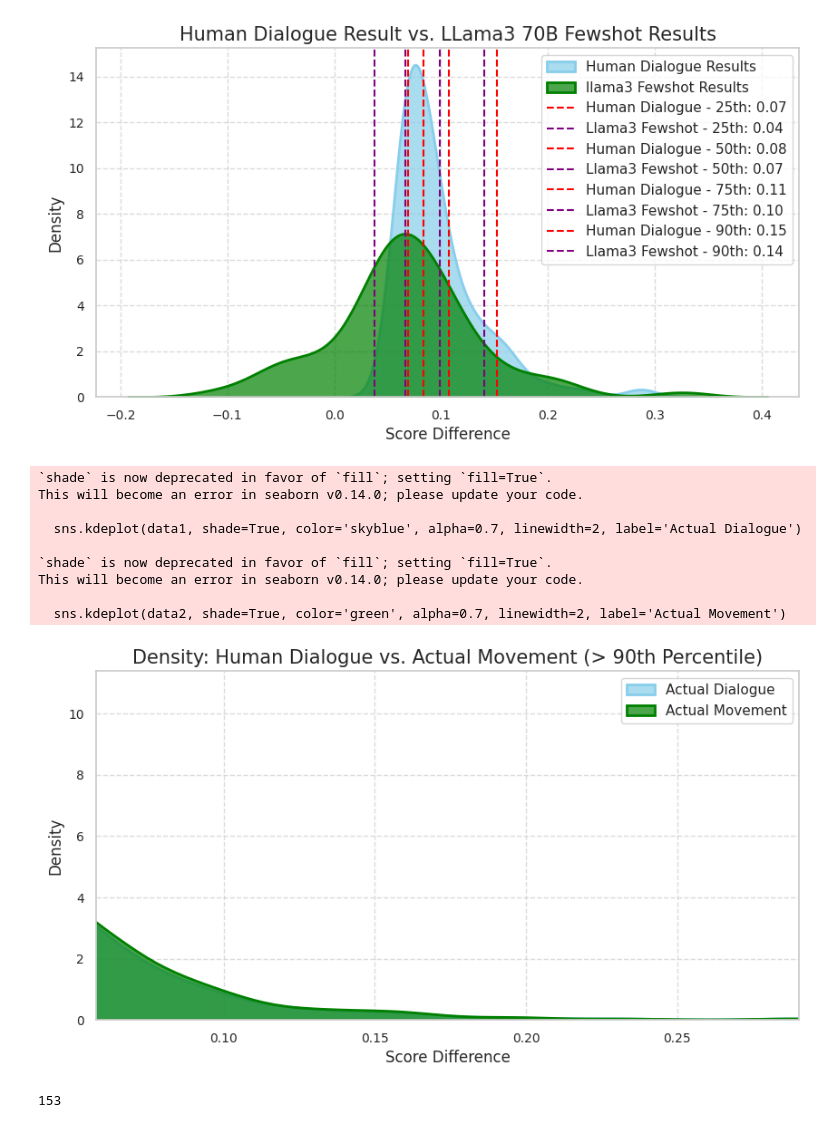
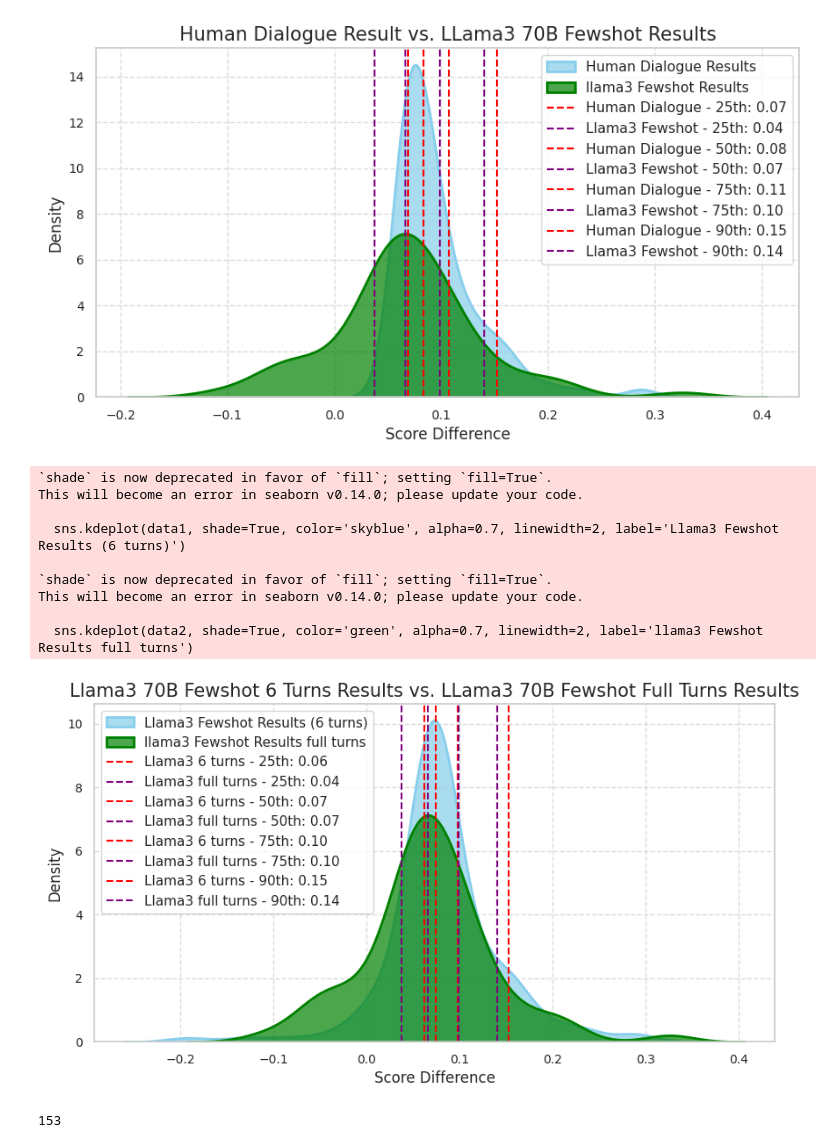
Before and after one commit to andyjliu/sotopia-diplomacy, a Jupyter notebook: src/data/intent_value/taskeval_v3/taskeval_sampling.ipynb, the cells around one changed output. Saved outputs shown, nothing was run; the diff lists cells and outputs as text; code cells hidden in the pictures.

```diff
--- a/src/data/intent_value/taskeval_v3/taskeval_sampling.ipynb
+++ b/src/data/intent_value/taskeval_v3/taskeval_sampling.ipynb
@@ -50,5 +62,10 @@ def get_score_dict_from_dialogue(dialogue):
 # %%
 human_few_shot_score_dict = get_score_dict_from_dialogue(human_few_shot)
 actual_few_shot_score_dict = get_score_dict_from_dialogue(actual_few_shot)
-llama_few_shot_score_dict = get_score_dict_from_dialogue(llama_few_shot)
+llama_few_shot_score_dict = get_score_dict_from_dialogue(llama_few_shot_whole)
+llama_few_shot_turns_6_score_dict = get_score_dict_from_dialogue(llama_few_shot_turns_6)
+llama_few_shot_turns_8_score_dict = get_score_dict_from_dialogue(llama_few_shot_turns_8)
+llama_few_shot_turns_10_score_dict = get_score_dict_from_dialogue(llama_few_shot_turns_10)
+llama_few_shot_turns_12_score_dict = get_score_dict_from_dialogue(llama_few_shot_turns_12)
+
 # actual_dialogue_score_dict[0]
@@ -176,44 +236,47 @@ This will become an error in seaborn v0.14.0; please update your code.
 # %%
 import matplotlib.pyplot as plt
 import seaborn as sns
 import numpy as np
 
-data1 = [d['scores'] for d in human_few_shot_score_dict]
-data2 = [d['scores'] for d in actual_few_shot_score_dict]
+# TODO: add comparison between human and actual movement
+data1 = [d['scores'] for d in llama_few_shot_turns_6_score_dict]
+# data2 = [d['scores'] for d in actual_few_shot_score_dict]
+data2 = [d['scores'] for d in llama_few_shot_score_dict]
 
 sns.set(style="whitegrid")
 
-# 计算 90th 百分位点
-p90_data1 = np.percentile(data1, 90)
-p90_data2 = np.percentile(data2, 90)
-
 # 密度图
 plt.figure(figsize=(10, 5))
-sns.kdeplot(data1, shade=True, color='skyblue', alpha=0.7, linewidth=2, label='Actual Dialogue')
-sns.kdeplot(data2, shade=True, color='green', alpha=0.7, linewidth=2, label='Actual Movement')
+sns.kdeplot(data1, shade=True, color='skyblue', alpha=0.7, linewidth=2, label='Llama3 Fewshot Results (6 turns)')
+sns.kdeplot(data2, shade=True, color='green', alpha=0.7, linewidth=2, label='llama3 Fewshot Results full turns')
 
-# 只显示大于 90th 百分位点的部分
-plt.xlim(min(p90_data1, p90_data2), max(max(data1), max(data2)))
+# 计算并标记分位点
+percentiles = [25, 50, 75, 90]
+for percentile in percentiles:
+    score1 = np.percentile(data1, percentile)
+    plt.axvline(x=score1, color='red', linestyle='--', label=f'Llama3 6 turns - {percentile}th: {score1:.2f}')
+    score2 = np.percentile(data2, percentile)
+    plt.axvline(x=score2, color='purple', linestyle='--', label=f'Llama3 full turns - {percentile}th: {score2:.2f}')
 
-plt.title('Density: Human Dialogue vs. Actual Movement (> 90th Percentile)', fontsize=15)
+plt.title('Llama3 70B Fewshot 6 Turns Results vs. LLama3 70B Fewshot Full Turns Results', fontsize=15)
 plt.xlabel('Score Difference', fontsize=12)
 plt.ylabel('Density', fontsize=12)
 plt.xticks(fontsize=10)
 plt.yticks(fontsize=10)
 plt.grid(True, linestyle='--', alpha=0.7)
 plt.legend()
 plt.show()
 # %% [output]
 `shade` is now deprecated in favor of `fill`; setting `fill=True`.
 This will become an error in seaborn v0.14.0; please update your code.
 
-  sns.kdeplot(data1, shade=True, color='skyblue', alpha=0.7, linewidth=2, label='Actual Dialogue')
+  sns.kdeplot(data1, shade=True, color='skyblue', alpha=0.7, linewidth=2, label='Llama3 Fewshot Results (6 turns)')
 
 `shade` is now deprecated in favor of `fill`; setting `fill=True`.
 This will become an error in seaborn v0.14.0; please update your code.
 
-  sns.kdeplot(data2, shade=True, color='green', alpha=0.7, linewidth=2, label='Actual Movement')
+  sns.kdeplot(data2, shade=True, color='green', alpha=0.7, linewidth=2, label='llama3 Fewshot Results full turns')
-[figure, old version]
+[figure, new version]
 # %%
 def list_choice(score_list_1, score_list_2):
     model_score_dict = {item['env']: item['scores'] for item in score_list_2}
```
Also changed, not shown: parts of 3 cells of this notebook.
